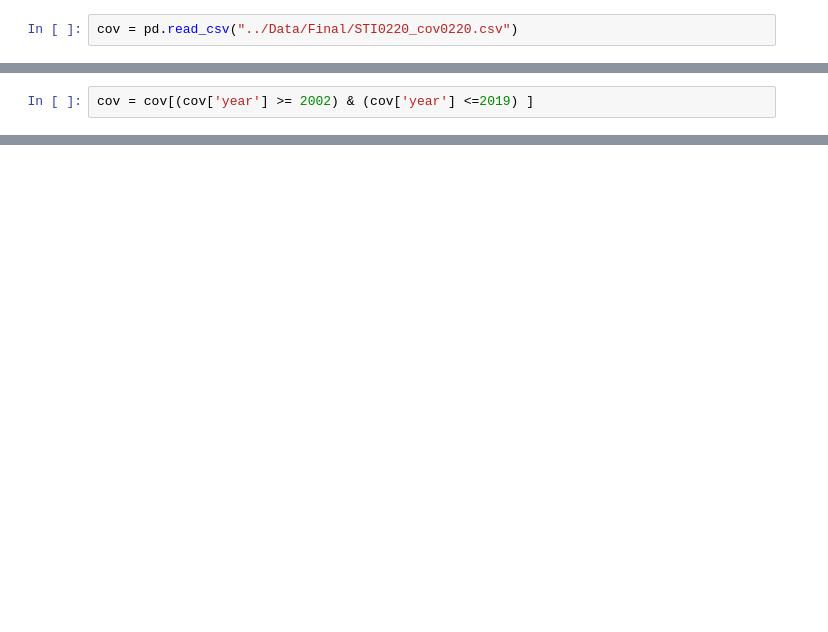
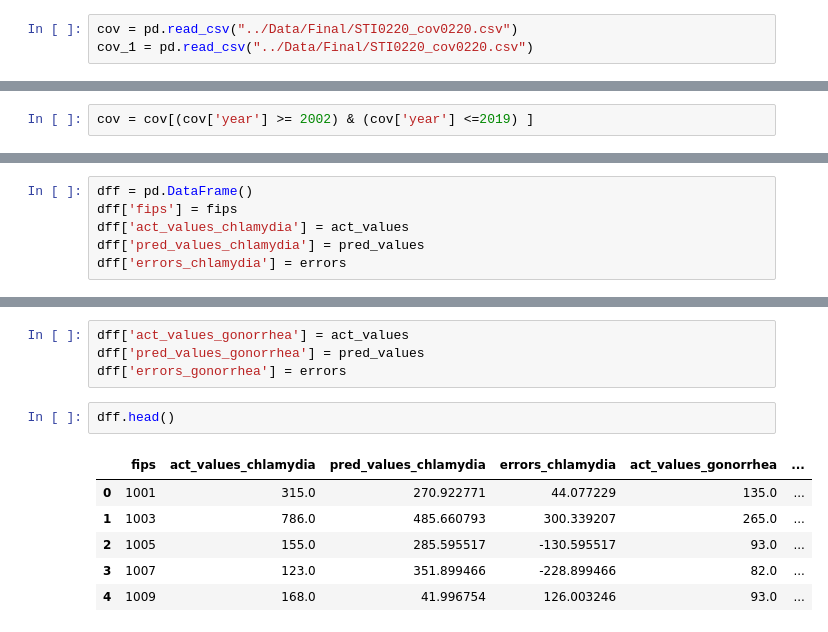
Before and after one commit to JayRPhilbrick/bdsi22dataminingsti, a Jupyter notebook: Notebooks/model_jon.ipynb, the cells around one changed output, grey strips where cells are left out. Saved outputs shown, nothing was run; the diff lists cells and outputs as text; blank space fills up the shorter version.

```diff
--- a/Notebooks/model_jon.ipynb
+++ b/Notebooks/model_jon.ipynb
@@ -445,6 +445,7 @@ poverty_rate
 Length: 157, dtype: object
 # %%
 cov = pd.read_csv("../Data/Final/STI0220_cov0220.csv")
+cov_1 = pd.read_csv("../Data/Final/STI0220_cov0220.csv")
 # %%
 cov.columns
 # %% [output]
@@ -487,0 +571,6 @@ cov[col_X]
+# %%
+dff = pd.DataFrame()
+dff['fips'] = fips
+dff['act_values_chlamydia'] = act_values
+dff['pred_values_chlamydia'] = pred_values
+dff['errors_chlamydia'] = errors
@@ -487,0 +674,13 @@ cov[col_X]
+# %%
+dff['act_values_gonorrhea'] = act_values
+dff['pred_values_gonorrhea'] = pred_values
+dff['errors_gonorrhea'] = errors
+# %%
+dff.head()
+# %% [output]
+|  | fips | act_values_chlamydia | pred_values_chlamydia | errors_chlamydia | act_values_gonorrhea | ... |
+| 0 | 1001 | 315.0 | 270.922771 | 44.077229 | 135.0 | ... |
+| 1 | 1003 | 786.0 | 485.660793 | 300.339207 | 265.0 | ... |
+| 2 | 1005 | 155.0 | 285.595517 | -130.595517 | 93.0 | ... |
+| 3 | 1007 | 123.0 | 351.899466 | -228.899466 | 82.0 | ... |
+| 4 | 1009 | 168.0 | 41.996754 | 126.003246 | 93.0 | ... |
```
Also changed, not shown: parts of 52 cells of this notebook, 1 other file.
